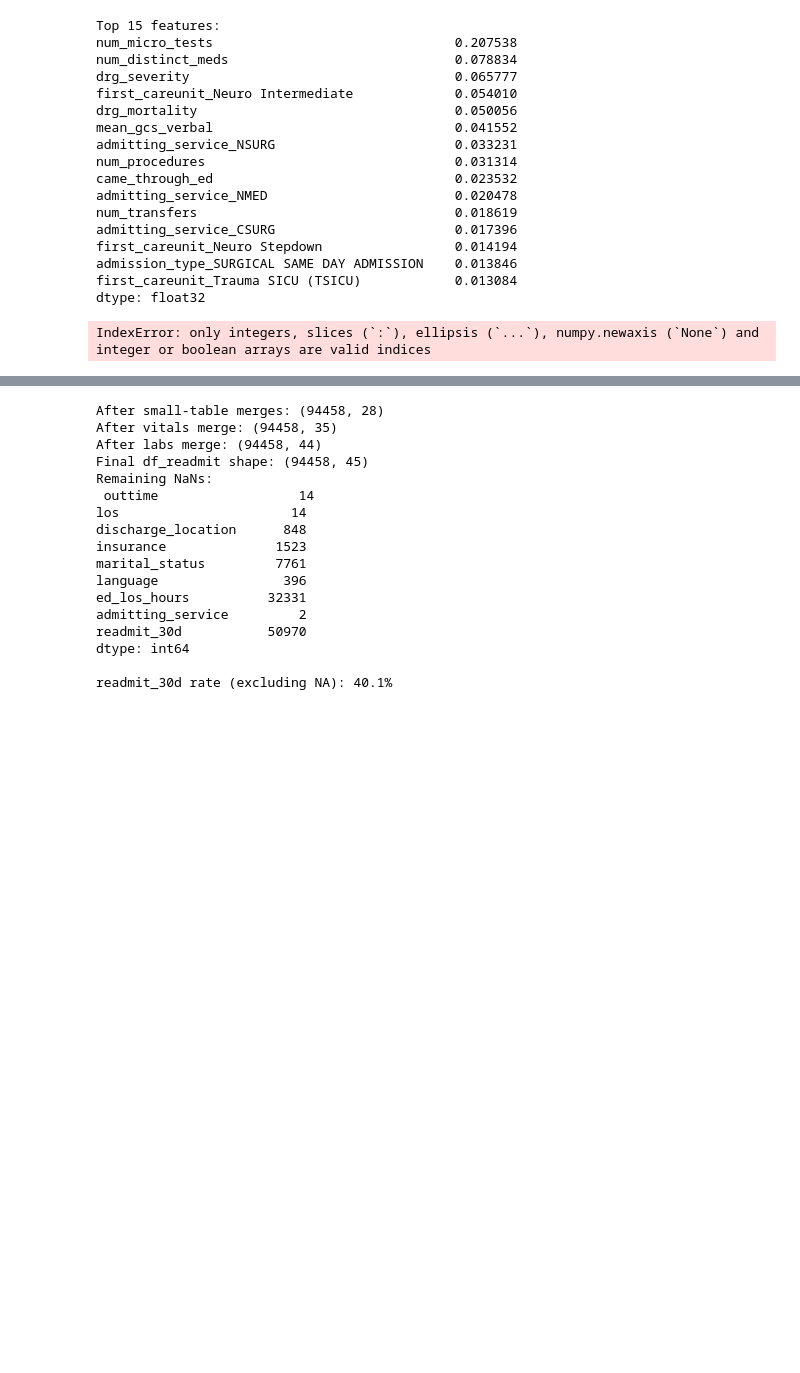
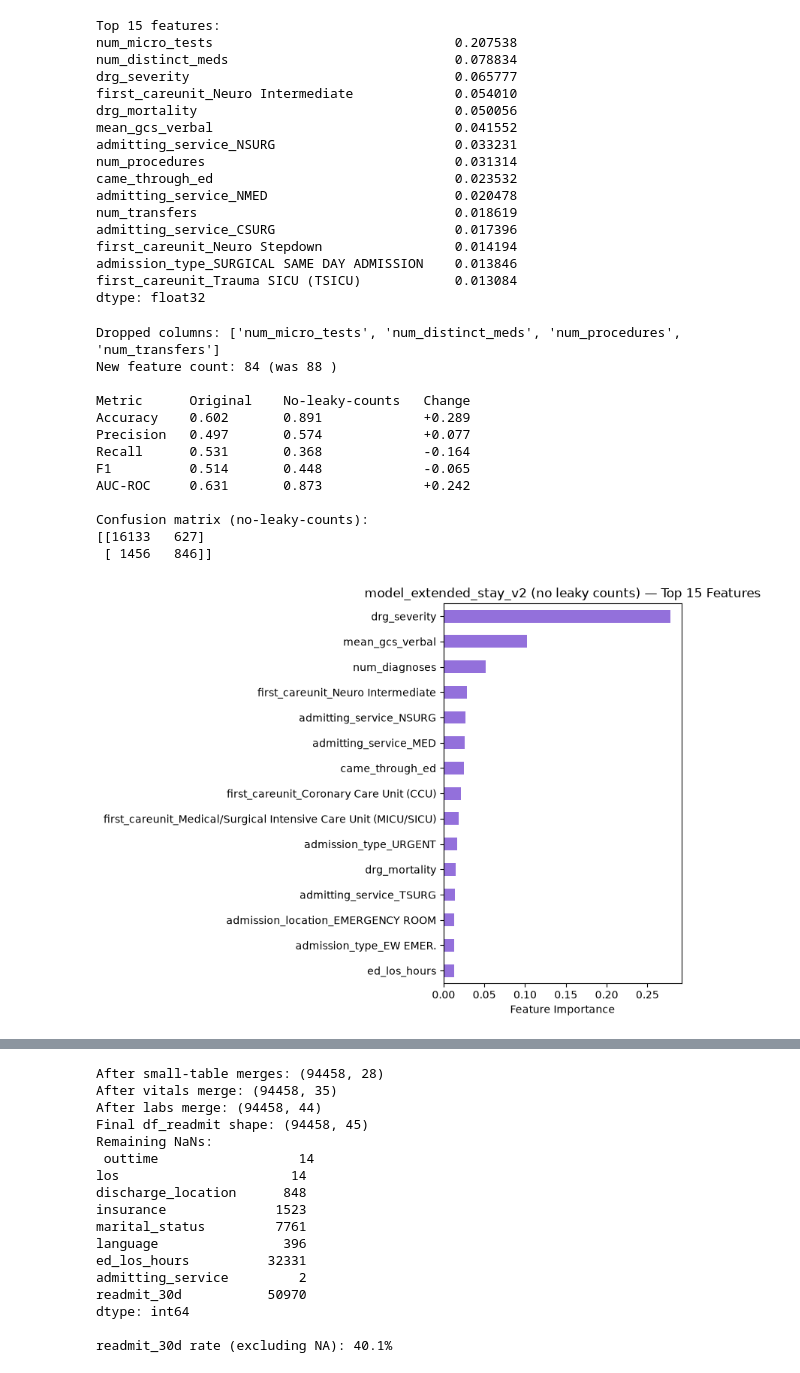
Before and after one commit to alexanderwu/MedAgent, a Jupyter notebook: notebooks/new page.ipynb, the cells around one changed output, grey strips where cells are left out. Saved outputs shown, nothing was run; the diff lists cells and outputs as text; code cells hidden in the pictures; blank space fills up the shorter version.

```diff
--- a/notebooks/new page.ipynb
+++ b/notebooks/new page.ipynb
@@ -1580,6 +1580,81 @@ admission_type_SURGICAL SAME DAY ADMISSION    0.013846
 first_careunit_Trauma SICU (TSICU)            0.013084
 dtype: float32
 # %%
-model_extended_stay.feature_importances_
+from sklearn.metrics import (
+    accuracy_score, precision_score, recall_score,
+    f1_score, roc_auc_score, confusion_matrix
+)
+
+# ============================================================
+# Drop whole-admission count features (potential leakage)
+# ============================================================
+leaky_count_cols = ['num_micro_tests', 'num_distinct_meds', 'num_procedures', 'num_transfers']
+
+X2_train_v2 = X2_train.drop(columns=leaky_count_cols, errors='ignore')
+X2_test_v2 = X2_test.drop(columns=leaky_count_cols, errors='ignore')
+
+print("Dropped columns:", leaky_count_cols)
+print("New feature count:", X2_train_v2.shape[1], "(was", X2_train.shape[1], ")")
+
+# ============================================================
+# Retrain model_extended_stay_v2
+# ============================================================
+model_extended_stay_v2 = xgb.XGBClassifier(
+    n_estimators=100, learning_rate=0.1, max_depth=5,
+    scale_pos_weight=scale_pos_weight, random_state=42
+)
+model_extended_stay_v2.fit(X2_train_v2, y2_train)
+
+y2_pred_v2 = model_extended_stay_v2.predict(X2_test_v2)
+y2_prob_v2 = model_extended_stay_v2.predict_proba(X2_test_v2)[:, 1]
+
+acc_v2 = accuracy_score(y2_test, y2_pred_v2)
+prec_v2 = precision_score(y2_test, y2_pred_v2)
+rec_v2 = recall_score(y2_test, y2_pred_v2)
+f1_v2 = f1_score(y2_test, y2_pred_v2)
+auc_v2 = roc_auc_score(y2_test, y2_prob_v2)
+cm_v2 = confusion_matrix(y2_test, y2_pred_v2)
+
+# ============================================================
+# Side-by-side comparison
+# ============================================================
+print(f"\n{'Metric':<12}{'Original':<12}{'No-leaky-counts':<18}{'Change':<10}")
+print(f"{'Accuracy':<12}{acc:<12.3f}{acc_v2:<18.3f}{acc_v2-acc:+.3f}")
+print(f"{'Precision':<12}{prec:<12.3f}{prec_v2:<18.3f}{prec_v2-prec:+.3f}")
+print(f"{'Recall':<12}{rec:<12.3f}{rec_v2:<18.3f}{rec_v2-rec:+.3f}")
+print(f"{'F1':<12}{f1:<12.3f}{f1_v2:<18.3f}{f1_v2-f1:+.3f}")
+print(f"{'AUC-ROC':<12}{auc:<12.3f}{auc_v2:<18.3f}{auc_v2-auc:+.3f}")
+
+print("\nConfusion matrix (no-leaky-counts):")
+print(cm_v2)
+
+# ============================================================
+# New feature importance — check what rises to the top now
+# ============================================================
+importances_v2 = pd.Series(model_extended_stay_v2.feature_importances_, index=X2_train_v2.columns)
+top_features_v2 = importances_v2.sort_values(ascending=False).head(15)
+
+plt.figure(figsize=(8, 6))
+top_features_v2.sort_values().plot(kind='barh', color='mediumpurple')
+plt.xlabel('Feature Importance')
+plt.title('model_extended_stay_v2 (no leaky counts) — Top 15 Features')
+plt.tight_layout()
+plt.show()
+
+print("\nTop 15 features (v2):")
+print(top_features_v2)
 # %% [output]
-IndexError: only integers, slices (`:`), ellipsis (`...`), numpy.newaxis (`None`) and integer or boolean arrays are valid indices
+Dropped columns: ['num_micro_tests', 'num_distinct_meds', 'num_procedures', 'num_transfers']
+New feature count: 84 (was 88 )
+
+Metric      Original    No-leaky-counts   Change
+Accuracy    0.602       0.891             +0.289
+Precision   0.497       0.574             +0.077
+Recall      0.531       0.368             -0.164
+F1          0.514       0.448             -0.065
+AUC-ROC     0.631       0.873             +0.242
+
+Confusion matrix (no-leaky-counts):
+[[16133   627]
+ [ 1456   846]]
+[figure, added]
```
Also changed, not shown: parts of 5 cells of this notebook.
